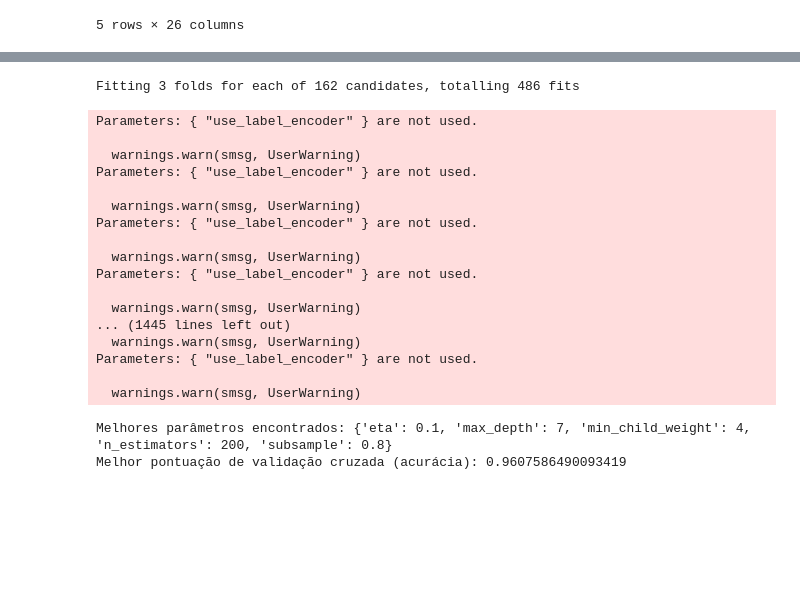
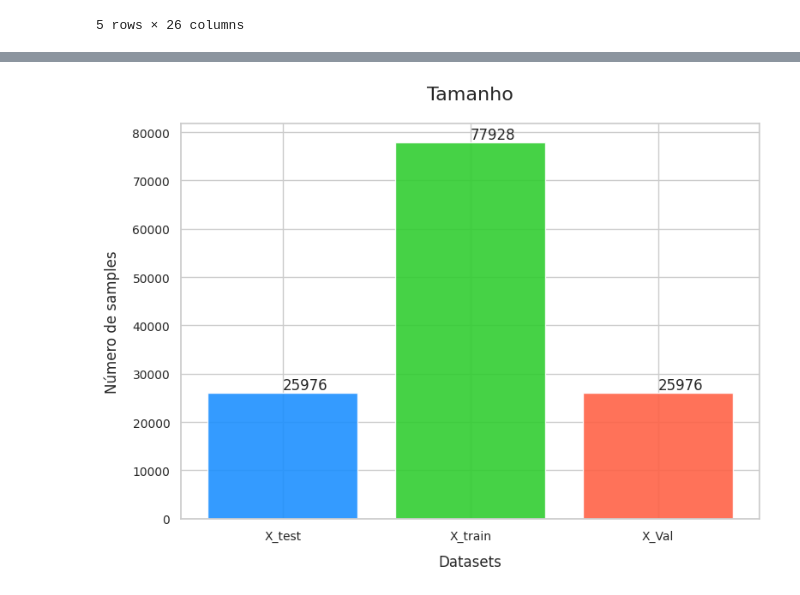
Before and after one commit to FrederickAlmeida/Airline-Passenger-Satisfaction, a Jupyter notebook: xgboost.ipynb, the cells around one changed output, grey strips where cells are left out. Drawn from its saved outputs; the diff is of its cells as text; code cells hidden in the pictures; blank space fills up the shorter version.

```diff
--- a/xgboost.ipynb
+++ b/xgboost.ipynb
@@ -9,6 +13,6 @@ import numpy as np
 # %%
-dataset_train = pd.read_csv("data/train_processed.csv")
-dataset_test = pd.read_csv("data/test_processed.csv")
+dataset_train = pd.read_csv("Airline-Passenger-Satisfaction/data/train_processed.csv")
+dataset_test = pd.read_csv("Airline-Passenger-Satisfaction/data/test_processed.csv")
 # %%
 dataset_train.head(5)
 # %% [output]
@@ -97,45 +51,29 @@ Requirement already satisfied: scipy in c:\users\rubin\appdata\local\packages\py
-# %%
-from xgboost import XGBClassifier
-from sklearn.model_selection import GridSearchCV
-
-# Definindo o modelo
-xgb = XGBClassifier(objective='binary:logistic', use_label_encoder=False, eval_metric='logloss')
-
-# Definindo a grade de parâmetros
-param_grid = {
-    # o xgboost não possui uma equivalência para o criterion, Min_samples_leaf,
-    'eta': [0.01, 0.1, 0.2], # equivalente à Learning Rate do GradientBoost
-    'n_estimators': [100, 200, 300],
-    'subsample': [0.8, 1.0],
-    'min_child_weight': [1, 2, 4],
-    'max_depth': [3, 5, 7]
-}
-
-# Configurando GridSearchCV
-grid_search = GridSearchCV(estimator=xgb, param_grid=param_grid, scoring='accuracy', cv=3, verbose=1)
-grid_search.fit(X_train, y_train)
-
-# Mostrando os melhores parâmetros e a melhor pontuação
-print("Melhores parâmetros encontrados:", grid_search.best_params_)
-print("Melhor pontuação de validação cruzada (acurácia):", grid_search.best_score_)
-# %% [output]
-Fitting 3 folds for each of 162 candidates, totalling 486 fits
-Parameters: { "use_label_encoder" } are not used.
-
-  warnings.warn(smsg, UserWarning)
-Parameters: { "use_label_encoder" } are not used.
-
-  warnings.warn(smsg, UserWarning)
-Parameters: { "use_label_encoder" } are not used.
-
-  warnings.warn(smsg, UserWarning)
-Parameters: { "use_label_encoder" } are not used.
-
-  warnings.warn(smsg, UserWarning)
-... (1445 lines left out)
-  warnings.warn(smsg, UserWarning)
-Parameters: { "use_label_encoder" } are not used.
-
-  warnings.warn(smsg, UserWarning)
-Melhores parâmetros encontrados: {'eta': 0.1, 'max_depth': 7, 'min_child_weight': 4, 'n_estimators': 200, 'subsample': 0.8}
-Melhor pontuação de validação cruzada (acurácia): 0.9607586490093419
+# %%
+sns.set(style="whitegrid")
+
+# Tamanho de cada conjunto
+X_test_samples = X_test.shape[0]
+X_train_samples = X_train.shape[0]
+X_Val_samples = X_Val.shape[0]
+
+# Setando a posição e valor de cada
+sizes = [X_test_samples, X_train_samples, X_Val_samples]
+labels = ['X_test', 'X_train', 'X_Val']
+colors = ['dodgerblue', 'limegreen', 'tomato']  # Colors for each bar
+
+plt.figure(figsize=(8, 6))
+bars = plt.bar(labels, sizes, color=colors, alpha=0.9)
+
+for bar in bars:
+    yval = bar.get_height()
+    plt.text(bar.get_x() + bar.get_width()/2, yval, round(yval, 1), va='bottom')
+
+plt.xlabel('Datasets', fontsize=12, labelpad=10)
+plt.ylabel('Número de samples', fontsize=12, labelpad=10)
+plt.title('Tamanho', fontsize=16, pad=20)
+plt.xticks(fontsize=10)
+plt.yticks(fontsize=10)
+plt.tight_layout()
+plt.show()
+# %% [output]
+[figure, added]
```
Also changed, not shown: parts of 16 cells of this notebook.
